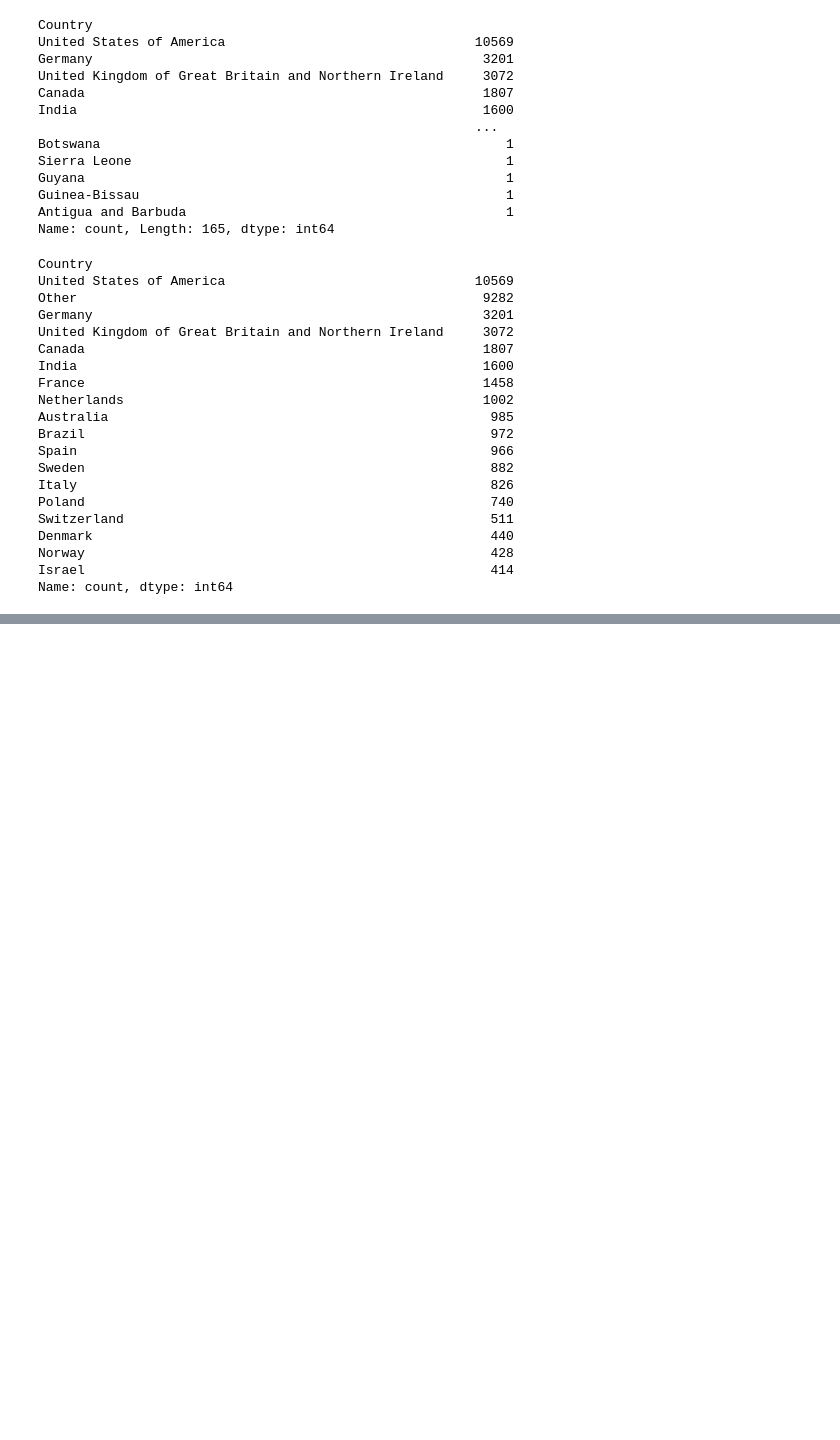
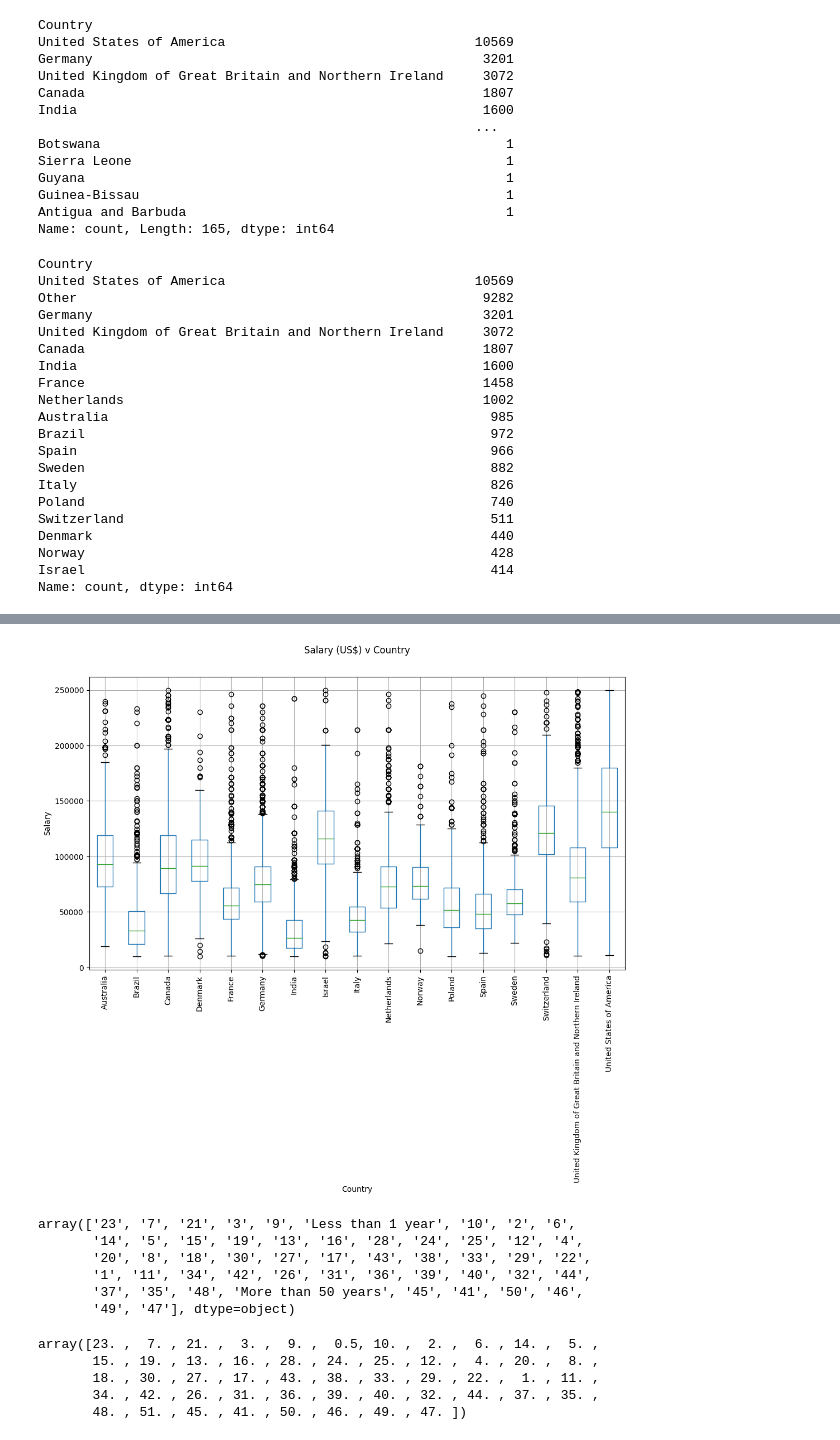
Before and after one commit to collinshen123/Salary-ML-App, a Jupyter notebook: SalaryPrediction.ipynb, the cells around one changed output, grey strips where cells are left out. Cells and saved outputs as stored; diff of their text form; code cells hidden in the pictures; blank space fills up the shorter version.

```diff
--- a/SalaryPrediction.ipynb
+++ b/SalaryPrediction.ipynb
@@ -130,0 +137,23 @@ Name: count, dtype: int64
+# %%
+df = df[df['Salary'] <= 250000]
+df = df[df['Salary'] >= 10000]
+df = df[df['Country'] != 'Other']
+# %%
+fig, ax = plt.subplots(1, 1, figsize=(12,7))
+df.boxplot('Salary', 'Country', ax=ax)
+plt.suptitle('Salary (US$) v Country')
+plt.title('')
+plt.ylabel('Salary')
+plt.xticks(rotation=90)
+plt.show()
+# %% [output]
+[figure, added]
+# %%
+df['YearsCodePro'].unique()
+# %% [output]
+array(['23', '7', '21', '3', '9', 'Less than 1 year', '10', '2', '6',
+       '14', '5', '15', '19', '13', '16', '28', '24', '25', '12', '4',
+       '20', '8', '18', '30', '27', '17', '43', '38', '33', '29', '22',
+       '1', '11', '34', '42', '26', '31', '36', '39', '40', '32', '44',
+       '37', '35', '48', 'More than 50 years', '45', '41', '50', '46',
+       '49', '47'], dtype=object)
@@ -130,0 +169,8 @@ Name: count, dtype: int64
+# %%
+df['YearsCodePro'].unique()
+# %% [output]
+array([23. ,  7. , 21. ,  3. ,  9. ,  0.5, 10. ,  2. ,  6. , 14. ,  5. ,
+       15. , 19. , 13. , 16. , 28. , 24. , 25. , 12. ,  4. , 20. ,  8. ,
+       18. , 30. , 27. , 17. , 43. , 38. , 33. , 29. , 22. ,  1. , 11. ,
+       34. , 42. , 26. , 31. , 36. , 39. , 40. , 32. , 44. , 37. , 35. ,
+       48. , 51. , 45. , 41. , 50. , 46. , 49. , 47. ])
```
Also changed, not shown: parts of 29 cells of this notebook, 1 other file.
